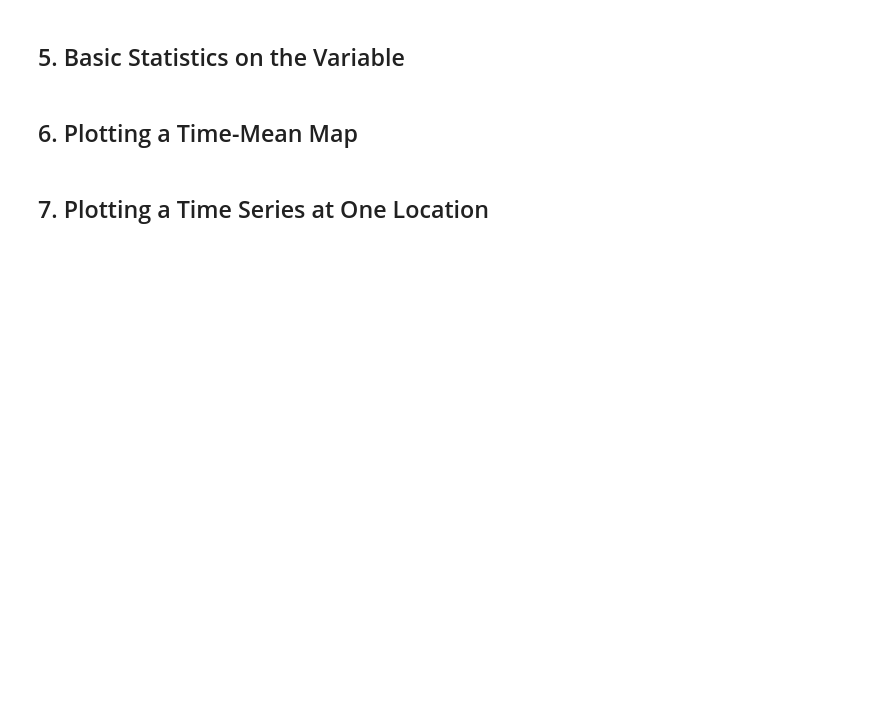
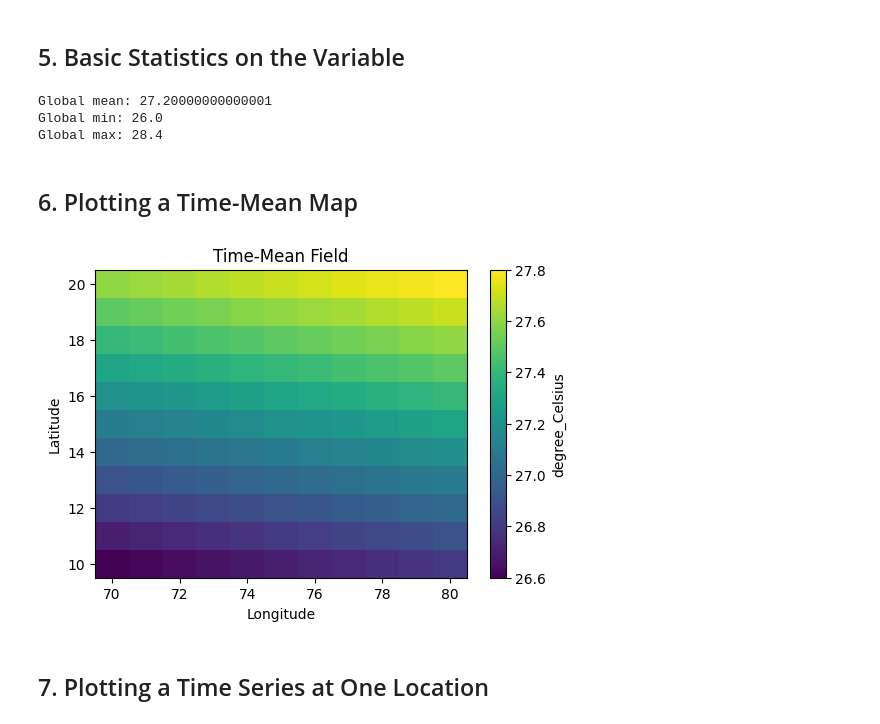
Before and after one commit to rsgis2025madhav-wq/python-basics, a Jupyter notebook: notebooks/04_Mini_Remote_Sensing_Task.ipynb, the cells around one changed output. Cells and saved outputs as stored; diff of their text form; code cells hidden in the pictures; blank space fills up the shorter version.

```diff
--- a/notebooks/04_Mini_Remote_Sensing_Task.ipynb
+++ b/notebooks/04_Mini_Remote_Sensing_Task.ipynb
@@ -75,28 +111,35 @@ nc_path = "../data/data_sst.nc"  # change this
 # %%
 # TODO: uncomment when var is defined.
 
-# global_mean = float(var.mean())
-# global_min = float(var.min())
-# global_max = float(var.max())
+var = ds ['sst']
 
-# print("Global mean:", global_mean)
-# print("Global min:", global_min)
-# print("Global max:", global_max)
+global_mean = float(var.mean())
+global_min = float(var.min())
+global_max = float(var.max())
+
+print("Global mean:", global_mean)
+print("Global min:", global_min)
+print("Global max:", global_max)
+# %% [output]
+Global mean: 27.20000000000001
+Global min: 26.0
+Global max: 28.4
 # %% [markdown]
 ## 6. Plotting a Time-Mean Map
 # %%
 # TODO: adapt coordinate names to your dataset.
 
-# var_mean_time = var.mean(dim='time')
-
-# plt.figure(figsize=(6,4))
-# plt.pcolormesh(ds['lon'], ds['lat'], var_mean_time, shading='auto')
-# plt.xlabel('Longitude')
-# plt.ylabel('Latitude')
-# plt.title('Time-Mean Field')
-# cbar = plt.colorbar()
-# cbar.set_label(var.attrs.get('units', ''))
-# plt.show()
+var_mean_time = var.mean(dim='time')
+plt.figure(figsize=(6,4))
+plt.pcolormesh(ds['lon'], ds['lat'], var_mean_time, shading='auto')
+plt.xlabel('Longitude')
+plt.ylabel('Latitude')
+plt.title('Time-Mean Field')
+cbar = plt.colorbar()
+cbar.set_label(var.attrs.get('units', ''))
+plt.show()
+# %% [output]
+[figure, added]
 # %% [markdown]
 ## 7. Plotting a Time Series at One Location
 # %%
```
Also changed, not shown: parts of 5 cells of this notebook.
